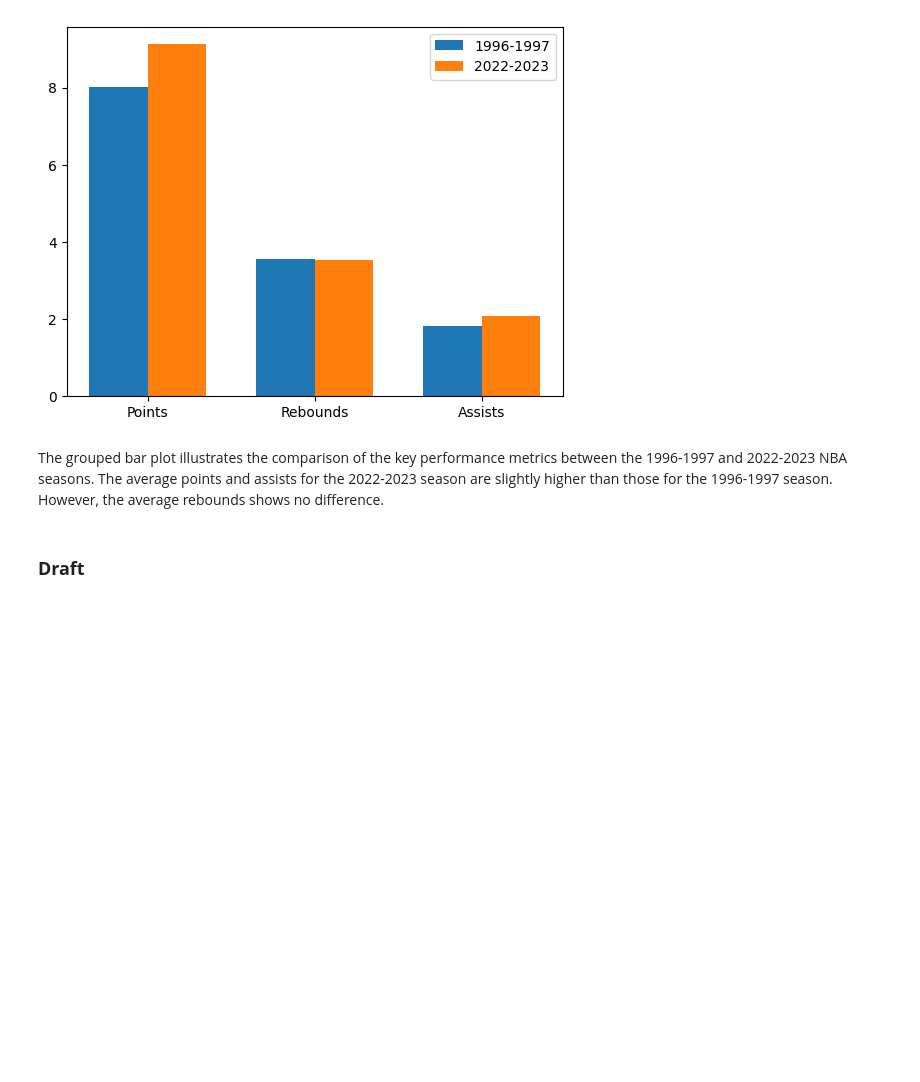
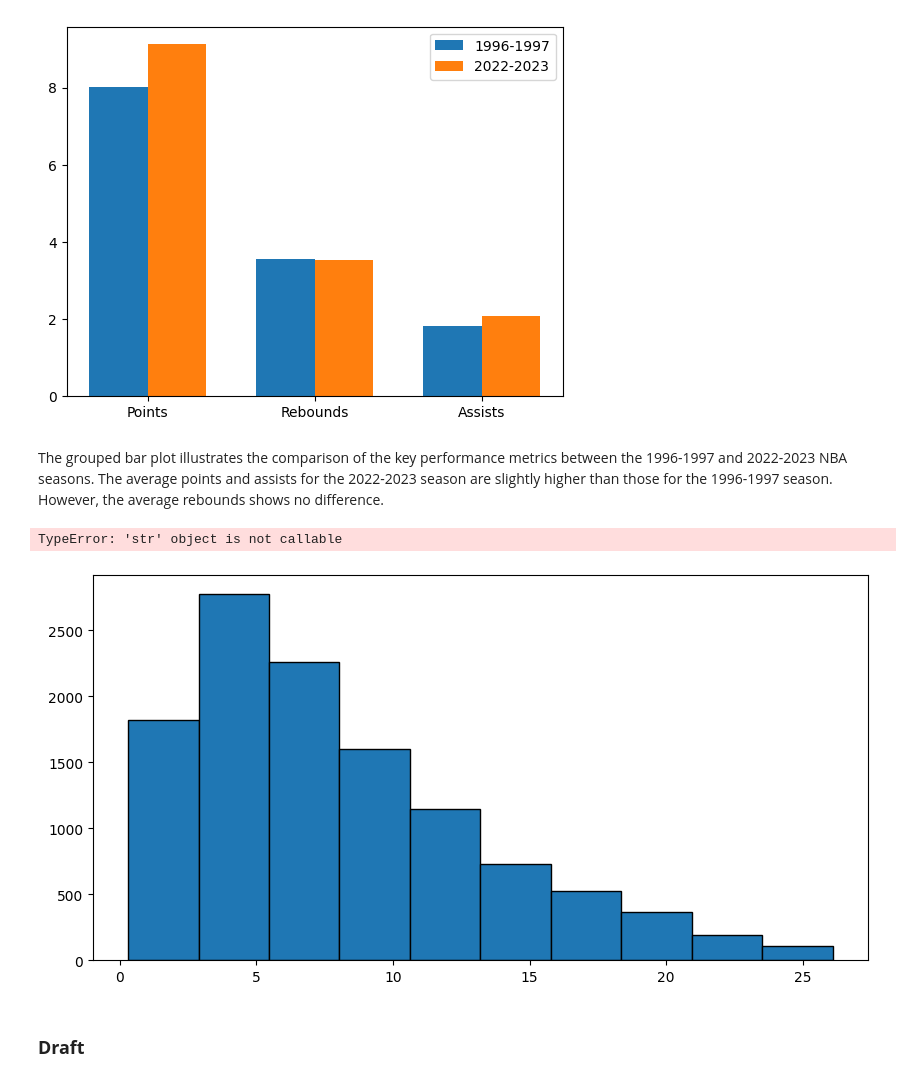
Before and after one commit to R3NZ3L/DATA102_FinalProject, a Jupyter notebook: FinalProject.ipynb, the cells around one changed output. Saved outputs shown, nothing was run; the diff lists cells and outputs as text; code cells hidden in the pictures; blank space fills up the shorter version.

```diff
--- a/FinalProject.ipynb
+++ b/FinalProject.ipynb
@@ -372,6 +372,18 @@ plt.show()
 [figure]
 # %% [markdown]
 The grouped bar plot illustrates the comparison of the key performance metrics between the 1996-1997 and 2022-2023 NBA seasons. The average points and assists for the 2022-2023 season are slightly higher than those for the 1996-1997 season. However, the average rebounds shows no difference.
+# %%
+
+# Histogram
+plt.figure(figsize=(10, 5))
+plt.hist(df['pts'], bins=10, edgecolor='black')
+plt.title('Histogram of Points per Game (pts)')
+plt.xlabel('Points per Game')
+plt.ylabel('Frequency')
+plt.show()
+# %% [output]
+TypeError: 'str' object is not callable
+[figure, added]
 # %% [markdown]
 ### **Draft**
 # %% [markdown]
```
Also changed, not shown: parts of 19 cells of this notebook.
